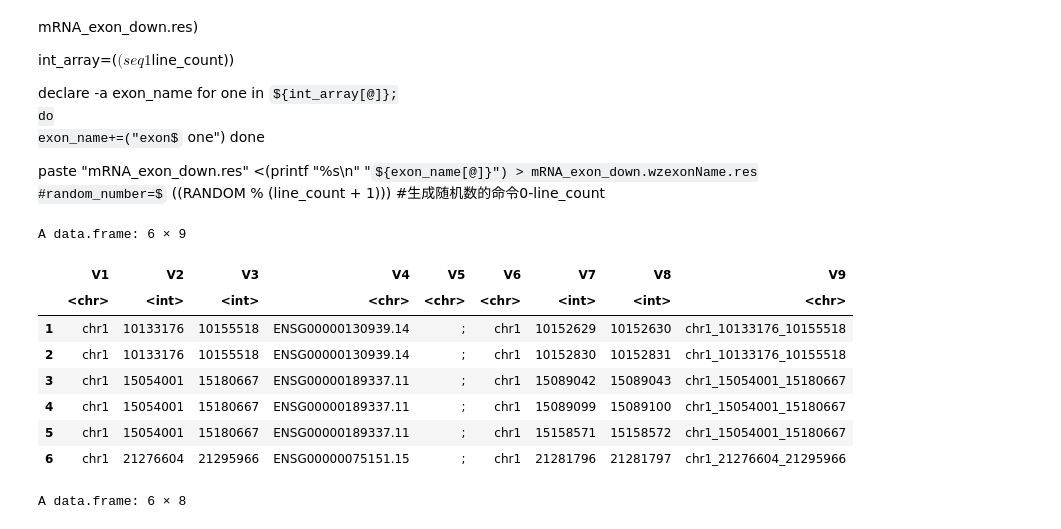
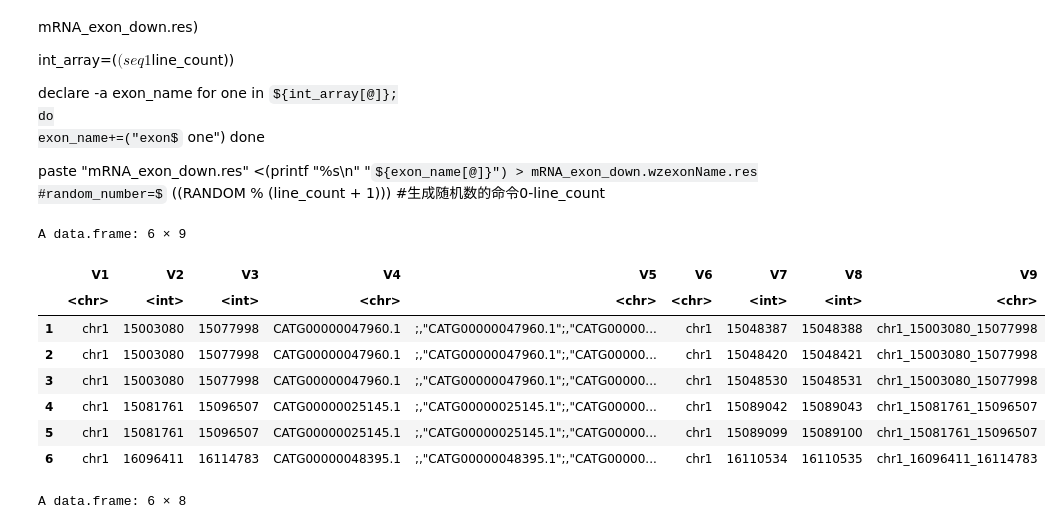
Before and after one commit to Wqing35/scRNA-editing, a Jupyter notebook: lncRNA_mRNA/exon与psi.ipynb, the cells around one changed output. Drawn from its saved outputs; the diff is of its cells as text; code cells hidden in the pictures; some formulas as TeX source.

```diff
--- a/lncRNA_mRNA/exon与psi.ipynb
+++ b/lncRNA_mRNA/exon与psi.ipynb
@@ -17,21 +17,21 @@ paste "mRNA_exon_down.res" <(printf "%s\n" "${exon_name[@]}") > mRNA_exon_down.w
 # %%
 ######整理整个发育阶段的regular.res（和all res有交集的）
 ############
 setwd("/disk1/wenqing/tmp_data/PFC_s2/all_analysis_result/lncRNA_mRNA/3_groups_res/GABA/down")
 
-RNA_res <- read.table("mRNA_exon_down.res")
+RNA_res <- read.table("lncRNA_exon_down.res")
 RNA_res$V9 <- paste0(RNA_res$V1,"_",RNA_res$V2,"_",RNA_res$V3)
 head(RNA_res)
 # %% [output]
 A data.frame: 6 × 9
 |  | V1 | V2 | V3 | V4 | V5 | V6 | V7 | V8 | V9 |
 |  | <chr> | <int> | <int> | <chr> | <chr> | <chr> | <int> | <int> | <chr> |
-| 1 | chr1 | 10133176 | 10155518 | ENSG00000130939.14 | ; | chr1 | 10152629 | 10152630 | chr1_10133176_10155518 |
-| 2 | chr1 | 10133176 | 10155518 | ENSG00000130939.14 | ; | chr1 | 10152830 | 10152831 | chr1_10133176_10155518 |
-| 3 | chr1 | 15054001 | 15180667 | ENSG00000189337.11 | ; | chr1 | 15089042 | 15089043 | chr1_15054001_15180667 |
-| 4 | chr1 | 15054001 | 15180667 | ENSG00000189337.11 | ; | chr1 | 15089099 | 15089100 | chr1_15054001_15180667 |
-| 5 | chr1 | 15054001 | 15180667 | ENSG00000189337.11 | ; | chr1 | 15158571 | 15158572 | chr1_15054001_15180667 |
-| 6 | chr1 | 21276604 | 21295966 | ENSG00000075151.15 | ; | chr1 | 21281796 | 21281797 | chr1_21276604_21295966 |
+| 1 | chr1 | 15003080 | 15077998 | CATG00000047960.1 | ;,"CATG00000047960.1";,"CATG00000... | chr1 | 15048387 | 15048388 | chr1_15003080_15077998 |
+| 2 | chr1 | 15003080 | 15077998 | CATG00000047960.1 | ;,"CATG00000047960.1";,"CATG00000... | chr1 | 15048420 | 15048421 | chr1_15003080_15077998 |
+| 3 | chr1 | 15003080 | 15077998 | CATG00000047960.1 | ;,"CATG00000047960.1";,"CATG00000... | chr1 | 15048530 | 15048531 | chr1_15003080_15077998 |
+| 4 | chr1 | 15081761 | 15096507 | CATG00000025145.1 | ;,"CATG00000025145.1";,"CATG00000... | chr1 | 15089042 | 15089043 | chr1_15081761_15096507 |
+| 5 | chr1 | 15081761 | 15096507 | CATG00000025145.1 | ;,"CATG00000025145.1";,"CATG00000... | chr1 | 15089099 | 15089100 | chr1_15081761_15096507 |
+| 6 | chr1 | 16096411 | 16114783 | CATG00000048395.1 | ;,"CATG00000048395.1";,"CATG00000... | chr1 | 16110534 | 16110535 | chr1_16096411_16114783 |
 # %%
 ##将所有样本res的ad相加
 setwd("/disk1/wenqing/tmp_data/PFC_s2/filter_snv_for_new_res")
```
Also changed, not shown: parts of 32 cells of this notebook, 20 other files.
